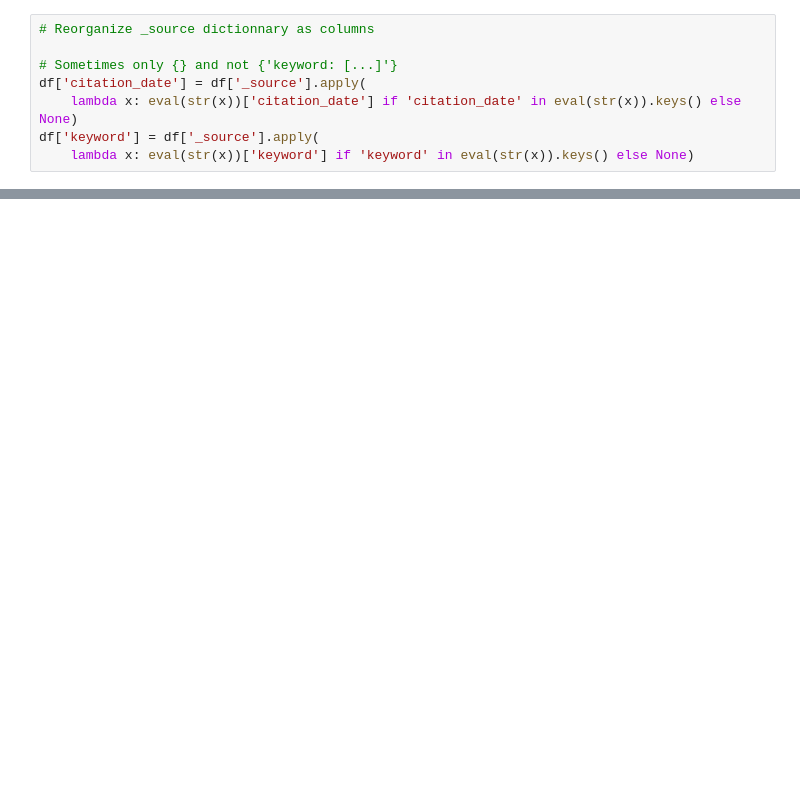
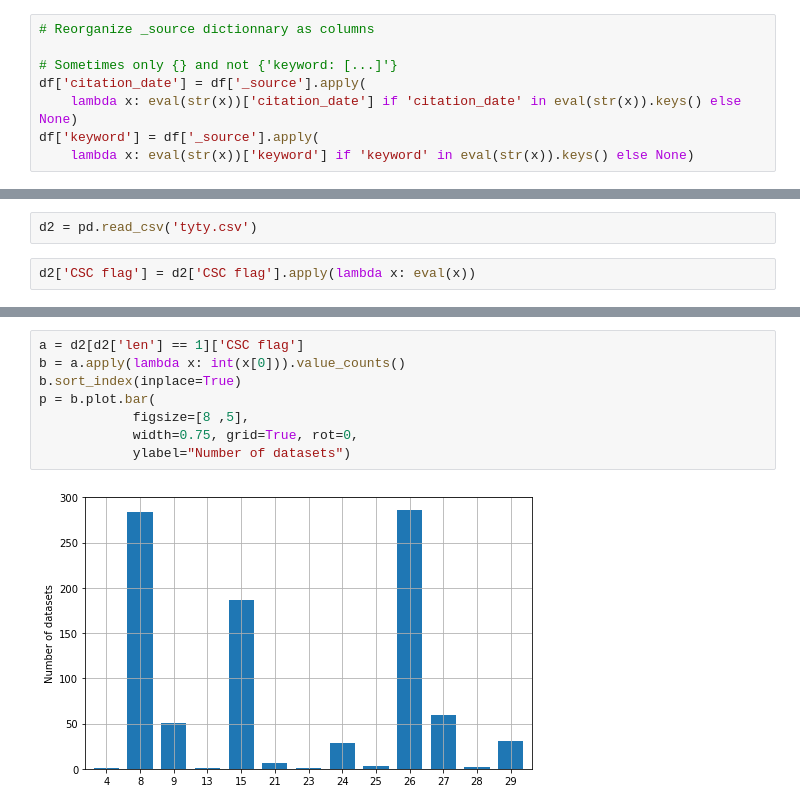
Before and after one commit to PBrockmann/PANGAEA_Scraping, a Jupyter notebook: PANGAEA_getData_ex1.py.ipynb, the cells around one changed output, grey strips where cells are left out. Drawn from its saved outputs; the diff is of its cells as text; blank space fills up the shorter version.

```diff
--- a/PANGAEA_getData_ex1.py.ipynb
+++ b/PANGAEA_getData_ex1.py.ipynb
@@ -187,0 +234,4 @@ print(ds.data['CSC flag'].to_markdown())
+# %%
+d2 = pd.read_csv('tyty.csv')
+# %%
+d2['CSC flag'] = d2['CSC flag'].apply(lambda x: eval(x))
@@ -187,0 +290,10 @@ print(ds.data['CSC flag'].to_markdown())
+# %%
+a = d2[d2['len'] == 1]['CSC flag']
+b = a.apply(lambda x: int(x[0])).value_counts()
+b.sort_index(inplace=True)
+p = b.plot.bar(
+            figsize=[8 ,5],
+            width=0.75, grid=True, rot=0,
+            ylabel="Number of datasets")
+# %% [output]
+[figure, added]
```
Also changed, not shown: parts of 18 cells of this notebook, 1 other file.
